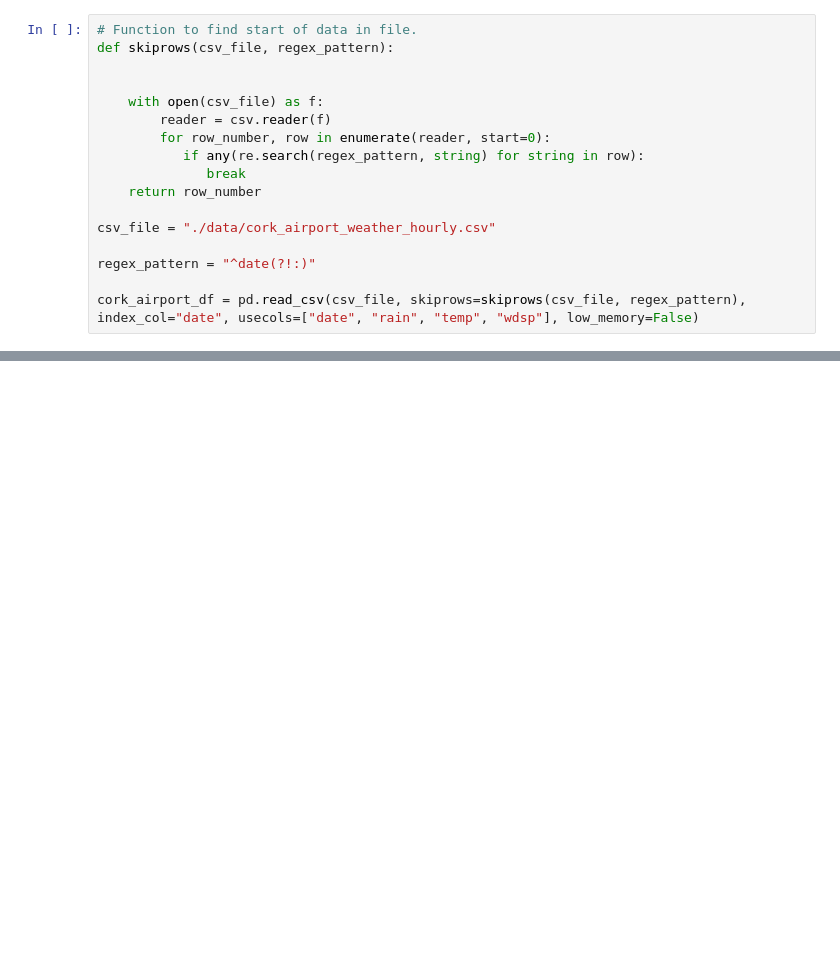
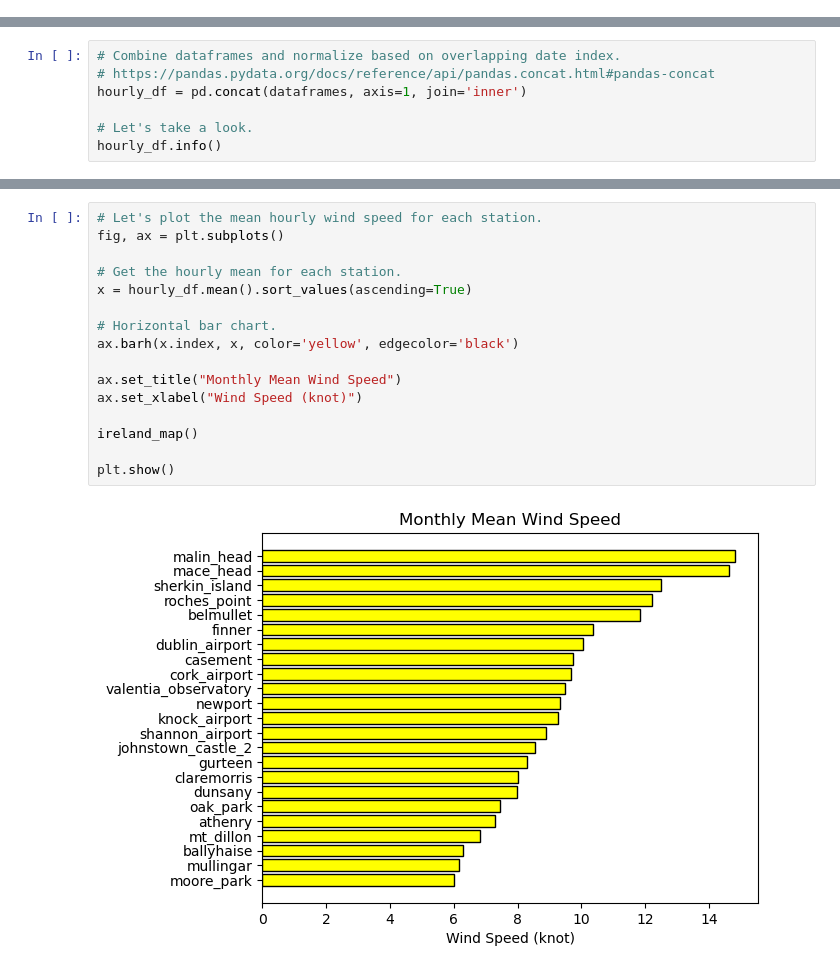
Before and after one commit to eoghanpw/PFDA-project, a Jupyter notebook: project.ipynb, the cells around one changed output, grey strips where cells are left out. Drawn from its saved outputs; the diff is of its cells as text; blank space fills up the shorter version.

```diff
--- a/project.ipynb
+++ b/project.ipynb
@@ -16,17 +0,0 @@ from io import StringIO
-# %%
-# Function to find start of data in file.
-def skiprows(csv_file, regex_pattern):
-
-
-    with open(csv_file) as f:
-        reader = csv.reader(f)
-        for row_number, row in enumerate(reader, start=0):
-           if any(re.search(regex_pattern, string) for string in row):
-              break
-    return row_number
-
-csv_file = "./data/cork_airport_weather_hourly.csv"
-
-regex_pattern = "^date(?!:)"
-
-cork_airport_df = pd.read_csv(csv_file, skiprows=skiprows(csv_file, regex_pattern), index_col="date", usecols=["date", "rain", "temp", "wdsp"], low_memory=False)
@@ -467,0 +140,7 @@ plt.show()
+# %%
+# Combine dataframes and normalize based on overlapping date index.
+# https://pandas.pydata.org/docs/reference/api/pandas.concat.html#pandas-concat
+hourly_df = pd.concat(dataframes, axis=1, join='inner')
+
+# Let's take a look.
+hourly_df.info()
@@ -467,0 +172,18 @@ plt.show()
+# %%
+# Let's plot the mean hourly wind speed for each station.
+fig, ax = plt.subplots()
+
+# Get the hourly mean for each station.
+x = hourly_df.mean().sort_values(ascending=True)
+
+# Horizontal bar chart.
+ax.barh(x.index, x, color='yellow', edgecolor='black')
+
+ax.set_title("Monthly Mean Wind Speed")
+ax.set_xlabel("Wind Speed (knot)")
+
+ireland_map()
+
+plt.show()
+# %% [output]
+[figure, added]
```
Also changed, not shown: parts of 60 cells of this notebook, 6 other files.
